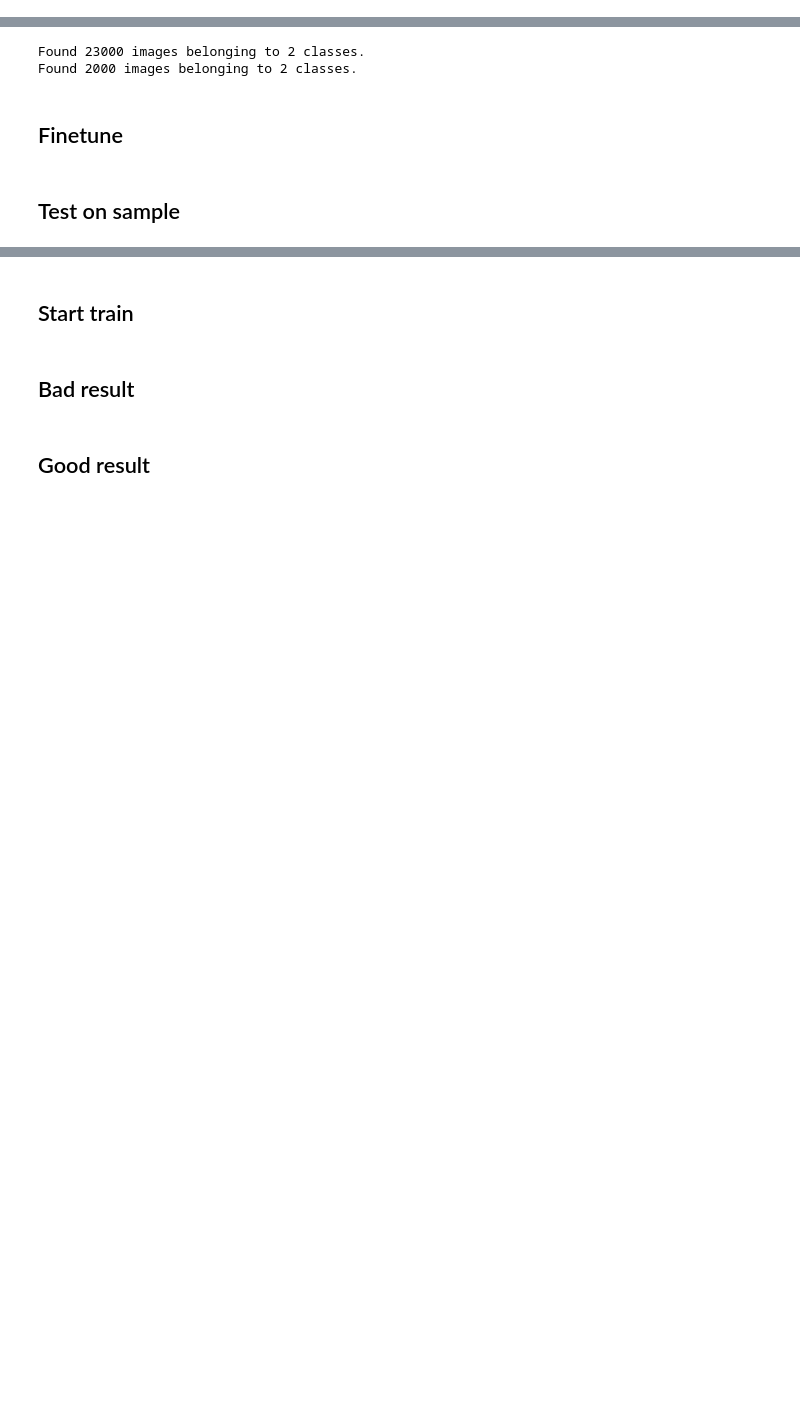
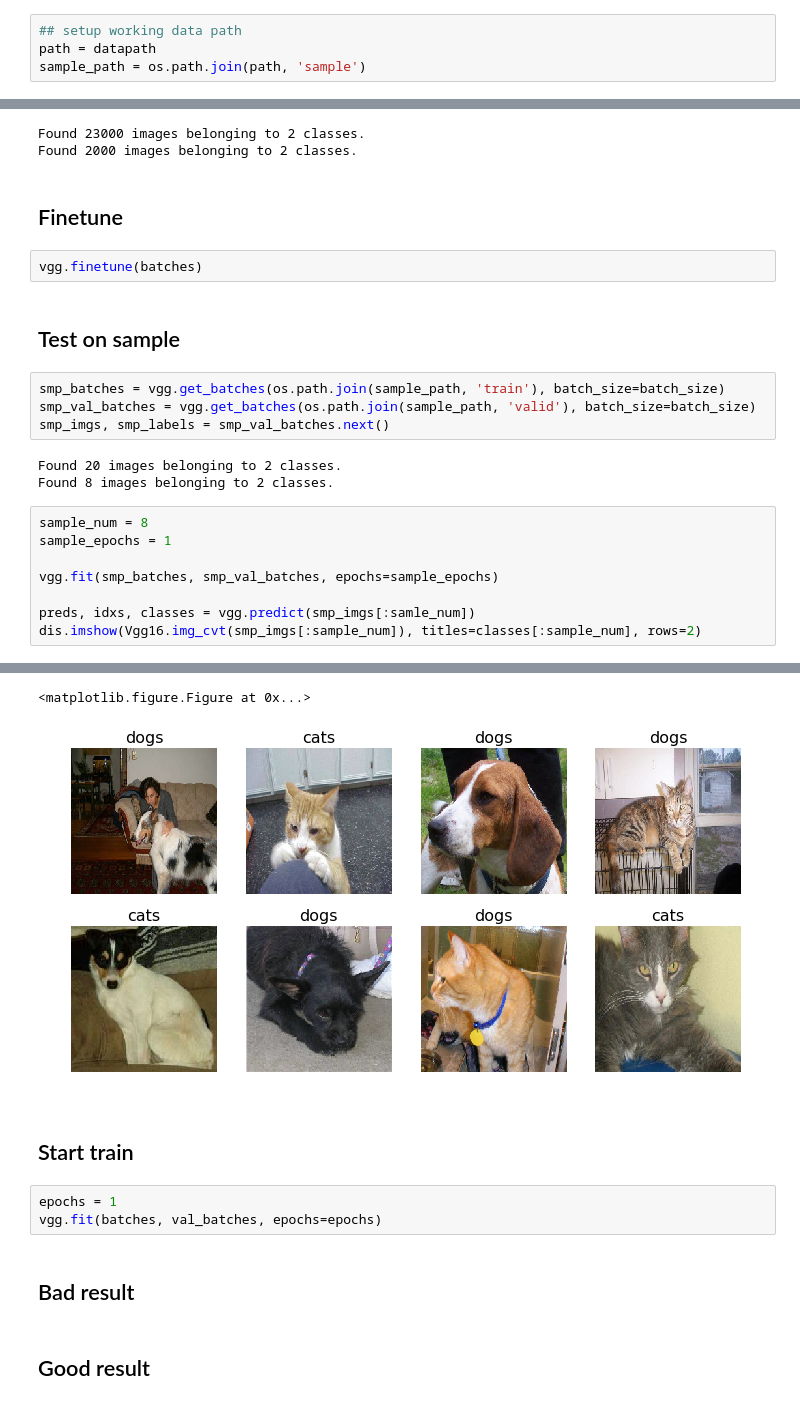
Before and after one commit to 7kbird/learning_notes, a Jupyter notebook: lessdeep/note_tpl/vgg_16.ipynb, the cells around one changed output, grey strips where cells are left out. Saved outputs shown, nothing was run; the diff lists cells and outputs as text; blank space fills up the shorter version.

```diff
--- a/lessdeep/note_tpl/vgg_16.ipynb
+++ b/lessdeep/note_tpl/vgg_16.ipynb
@@ -20,3 +28,7 @@ datapath = dog_cat.download_data()
+# %%
+## setup working data path
+path = datapath
+sample_path = os.path.join(path, 'sample')
 # %%
 ## As large as you can, but no larger than 64 is recommanded
 batch_size = 64
@@ -44,5 +56,23 @@ Found 23000 images belonging to 2 classes.
 Found 2000 images belonging to 2 classes.
 # %% [markdown]
 ## Finetune
+# %%
+vgg.finetune(batches)
 # %% [markdown]
 ## Test on sample
+# %%
+smp_batches = vgg.get_batches(os.path.join(sample_path, 'train'), batch_size=batch_size)
+smp_val_batches = vgg.get_batches(os.path.join(sample_path, 'valid'), batch_size=batch_size)
+smp_imgs, smp_labels = smp_val_batches.next()
+# %% [output]
+Found 20 images belonging to 2 classes.
+Found 8 images belonging to 2 classes.
+# %%
+sample_num = 8
+sample_epochs = 1
+
+vgg.fit(smp_batches, smp_val_batches, epochs=sample_epochs)
+
+preds, idxs, classes = vgg.predict(smp_imgs[:samle_num])
+dis.imshow(Vgg16.img_cvt(smp_imgs[:sample_num]), titles=classes[:sample_num], rows=2)
+# %% [output]
@@ -49,5 +81,10 @@ Found 2000 images belonging to 2 classes.
+<matplotlib.figure.Figure at 0x...>
+[figure, added]
 # %% [markdown]
 ## Start train
+# %%
+epochs = 1
+vgg.fit(batches, val_batches, epochs=epochs)
 # %% [markdown]
 ## Bad result
 # %% [markdown]
```
Also changed, not shown: parts of 3 cells of this notebook, 8 other files.
